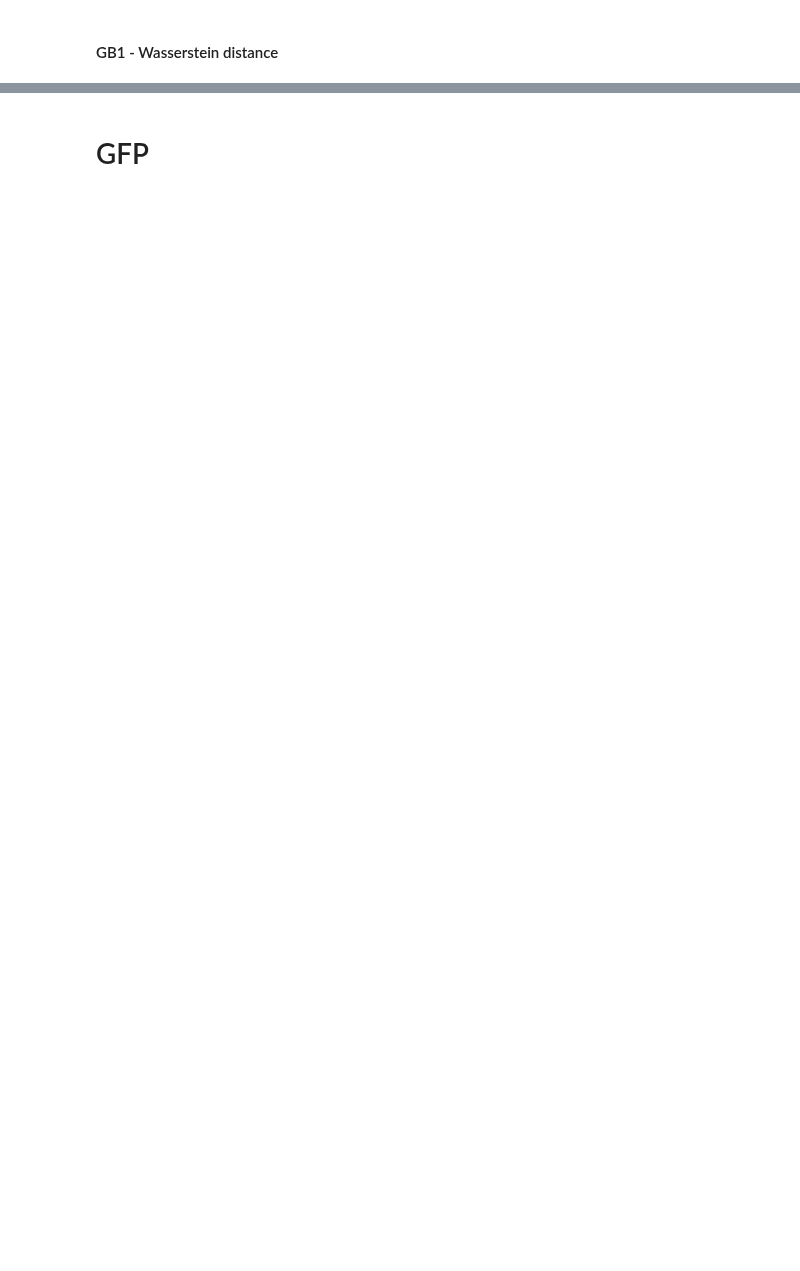
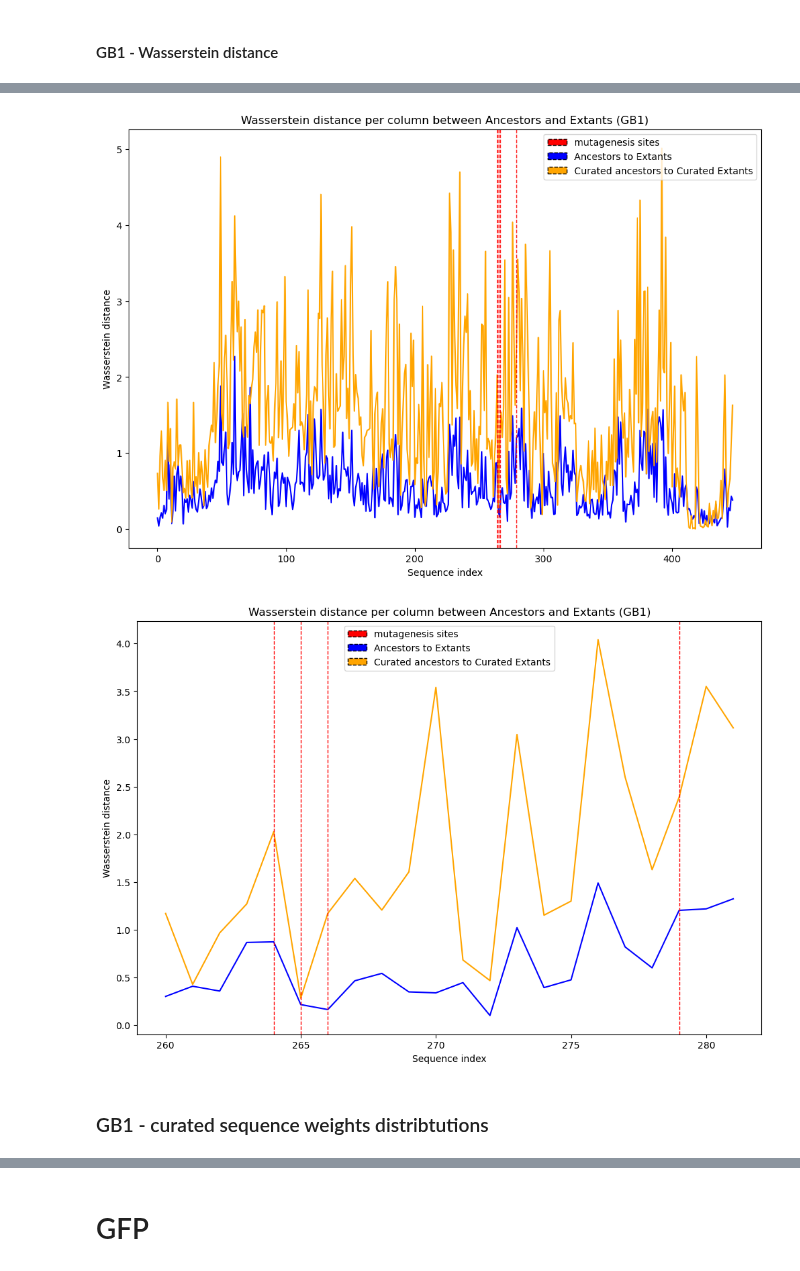
Before and after one commit to SebPorras/MAP_VAE, a Jupyter notebook: notebooks/ancestors_vs_extants.ipynb, the cells around one changed output, grey strips where cells are left out. Drawn from its saved outputs; the diff is of its cells as text; code cells hidden in the pictures; blank space fills up the shorter version.

```diff
--- a/notebooks/ancestors_vs_extants.ipynb
+++ b/notebooks/ancestors_vs_extants.ipynb
@@ -327,18 +204,0 @@ gb1_a_ppm.flatten().shape
-# %%
-# across entire sequnece
-xticks = range(0, len(wd_a_to_e))
-
-fig = plt.figure(figsize=(12, 8))
-plt.plot(xticks, wd_a_to_e, alpha=0.8, color='blue')
-mutations = [38, 39, 40, 53]
-for mutation in mutations:
-    plt.axvline(x=mutation, color='r', linestyle='--', linewidth=1, alpha=0.2)
-
-legend_elements = [
-    Patch(facecolor='r', edgecolor='black',linestyle='--', label='mutagenesis sites'),
-]
-
-plt.legend(handles=legend_elements,)
-
-plt.title("GB1 A-E: Wasserstein distance per column")
-plt.show()
@@ -346,0 +283,53 @@ plt.show()
+# %%
+################ UNCURATED ##############
+xticks = range(0, len(wd_a_to_e))
+
+fig = plt.figure(figsize=(12, 8))
+plt.plot(xticks, wd_a_to_e, alpha=1, color='blue', label="Ancestors-Extants")
+plt.plot(xticks, wd_curated_a_to_curated_e, alpha=1, color='orange', label="Curated Ancestors- Curated Extants")
+mutations = [264, 265, 266, 279]
+for mutation in mutations:
+    plt.axvline(x=mutation, color='r', linestyle='--', linewidth=1, alpha=1)
+
+legend_elements = [
+    Patch(facecolor='r', edgecolor='black',linestyle='--', label='mutagenesis sites'),
+    Patch(facecolor='blue', edgecolor='black',linestyle='--', label='Ancestors to Extants '),
+    Patch(facecolor='orange', edgecolor='black',linestyle='--', label='Curated ancestors to Curated Extants'),
+]
+
+plt.legend(handles=legend_elements,)
+plt.ylabel("Wasserstein distance")
+plt.xlabel("Sequence index")
+plt.title("Wasserstein distance per column between Ancestors and Extants (GB1)")
+plt.show()
+
+
+################### CURATED ANCESTORS & EXTANTS ##################
+xticks = range(0, len(wd_curated_a_to_curated_e))
+
+fig = plt.figure(figsize=(12, 8))
+plt.plot(xticks[260:282], wd_a_to_e[260:282], alpha=1, color='blue', label="Ancestors-Extants")
+plt.plot(xticks[260:282], wd_curated_a_to_curated_e[260:282], alpha=1, color='orange', label="Curated ancestors-Extants")
+
+
+mutations = [264, 265, 266, 279]
+for mutation in mutations:
+    plt.axvline(x=mutation, color='r', linestyle='--', linewidth=1, alpha=1)
+
+legend_elements = [
+    Patch(facecolor='r', edgecolor='black',linestyle='--', label='mutagenesis sites'),
+    Patch(facecolor='blue', edgecolor='black',linestyle='--', label='Ancestors to Extants '),
+    Patch(facecolor='orange', edgecolor='black',linestyle='--', label='Curated ancestors to Curated Extants'),
+]
+
+plt.legend(handles=legend_elements,)
+plt.ylabel("Wasserstein distance")
+plt.xlabel("Sequence index")
+
+plt.title("Wasserstein distance per column between Ancestors and Extants (GB1)")
+plt.show()
+# %% [output]
+[figure, added]
+[figure, added]
+# %% [markdown]
+### GB1 - curated sequence weights distribtutions
```
Also changed, not shown: parts of 40 cells of this notebook, 4 other files.
